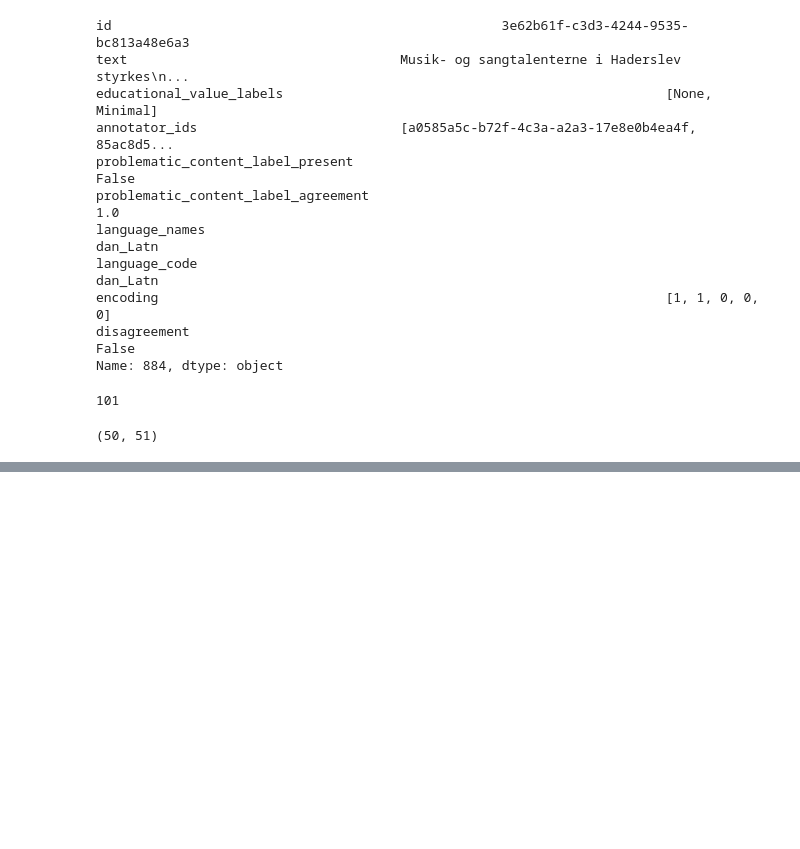
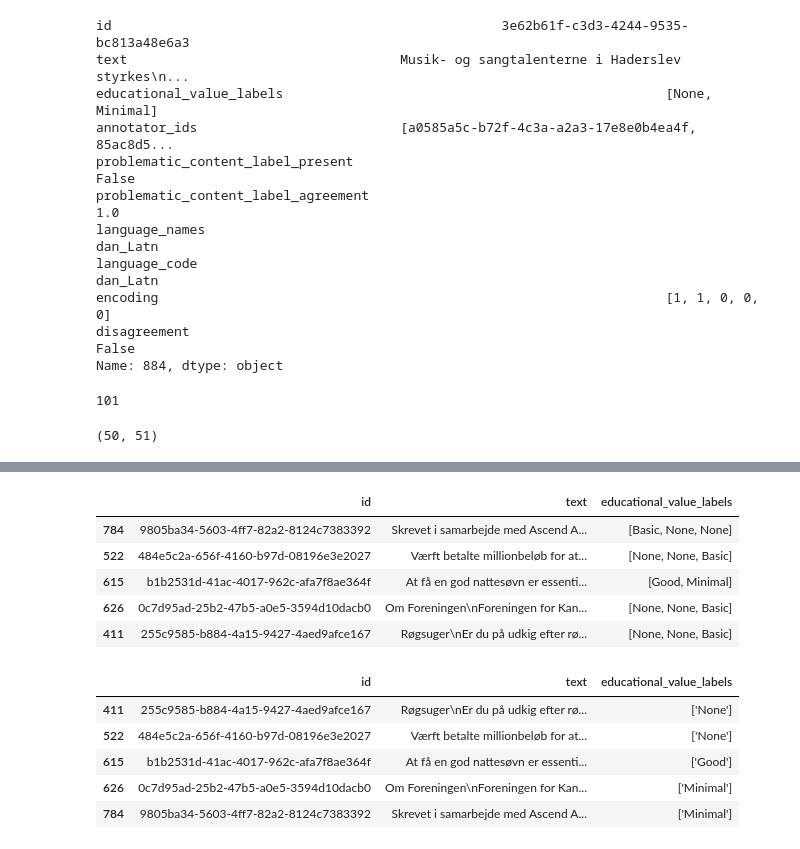
Before and after one commit to Shadoughcake/Enhancing-Multilingual-AI-Analyzing-and-Modeling-Educational-Content-with-the-FineWeb-C, a Jupyter notebook: dataset_interpret.ipynb, the cells around one changed output, grey strips where cells are left out. Saved outputs shown, nothing was run; the diff lists cells and outputs as text; code cells hidden in the pictures; blank space fills up the shorter version.

```diff
--- a/dataset_interpret.ipynb
+++ b/dataset_interpret.ipynb
@@ -132,0 +161,39 @@ william_df
+# %%
+df = pd.read_parquet("hf://datasets/data-is-better-together/fineweb-c/dan_Latn/train-00000-of-00001.parquet") # Fineweb-C
+
+A_csv = pd.read_csv('fineweb-c_relabled_aleks.csv', index_col=0)
+W_csv = pd.read_csv('Will.csv', index_col=0)
+
+relabeled_df = pd.concat([A_csv, W_csv], ignore_index=False)
+# %%
+def update_labels(Df1,Df2):
+    Df1 = Df1.set_index('id')
+    Df2 = Df2.set_index('id')
+
+    Df1.update(Df2[['educational_value_labels']])
+
+    return Df1.reset_index()
+# %%
+updated_df = update_labels(df, relabeled_df)
+# %%
+hd_samples = hd_df.sample(5, random_state=42)
+display(hd_samples[['id', 'text', 'educational_value_labels']])
+
+
+hd_samples_ids = hd_samples['id'].tolist()
+
+updated_samples = updated_df[updated_df['id'].isin(hd_samples_ids)]
+display(updated_samples[['id', 'text', 'educational_value_labels']])
+# %% [output]
+|  | id | text | educational_value_labels |
+| 784 | 9805ba34-5603-4ff7-82a2-8124c7383392 | Skrevet i samarbejde med Ascend A... | [Basic, None, None] |
+| 522 | 484e5c2a-656f-4160-b97d-08196e3e2027 | Værft betalte millionbeløb for at... | [None, None, Basic] |
+| 615 | b1b2531d-41ac-4017-962c-afa7f8ae364f | At få en god nattesøvn er essenti... | [Good, Minimal] |
+| 626 | 0c7d95ad-25b2-47b5-a0e5-3594d10dacb0 | Om Foreningen\nForeningen for Kan... | [None, None, Basic] |
+| 411 | 255c9585-b884-4a15-9427-4aed9afce167 | Røgsuger\nEr du på udkig efter rø... | [None, None, Basic] |
+|  | id | text | educational_value_labels |
+| 411 | 255c9585-b884-4a15-9427-4aed9afce167 | Røgsuger\nEr du på udkig efter rø... | ['None'] |
+| 522 | 484e5c2a-656f-4160-b97d-08196e3e2027 | Værft betalte millionbeløb for at... | ['None'] |
+| 615 | b1b2531d-41ac-4017-962c-afa7f8ae364f | At få en god nattesøvn er essenti... | ['Good'] |
+| 626 | 0c7d95ad-25b2-47b5-a0e5-3594d10dacb0 | Om Foreningen\nForeningen for Kan... | ['Minimal'] |
+| 784 | 9805ba34-5603-4ff7-82a2-8124c7383392 | Skrevet i samarbejde med Ascend A... | ['Minimal'] |
```
Also changed, not shown: parts of 11 cells of this notebook, 2 other files.
